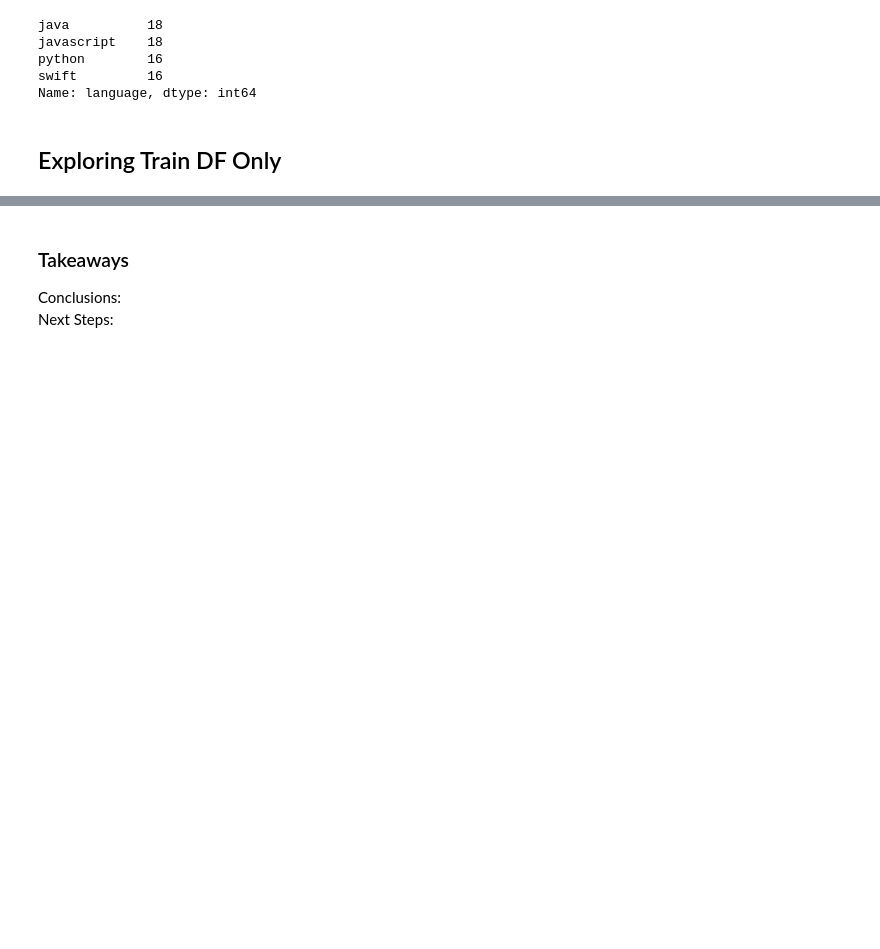
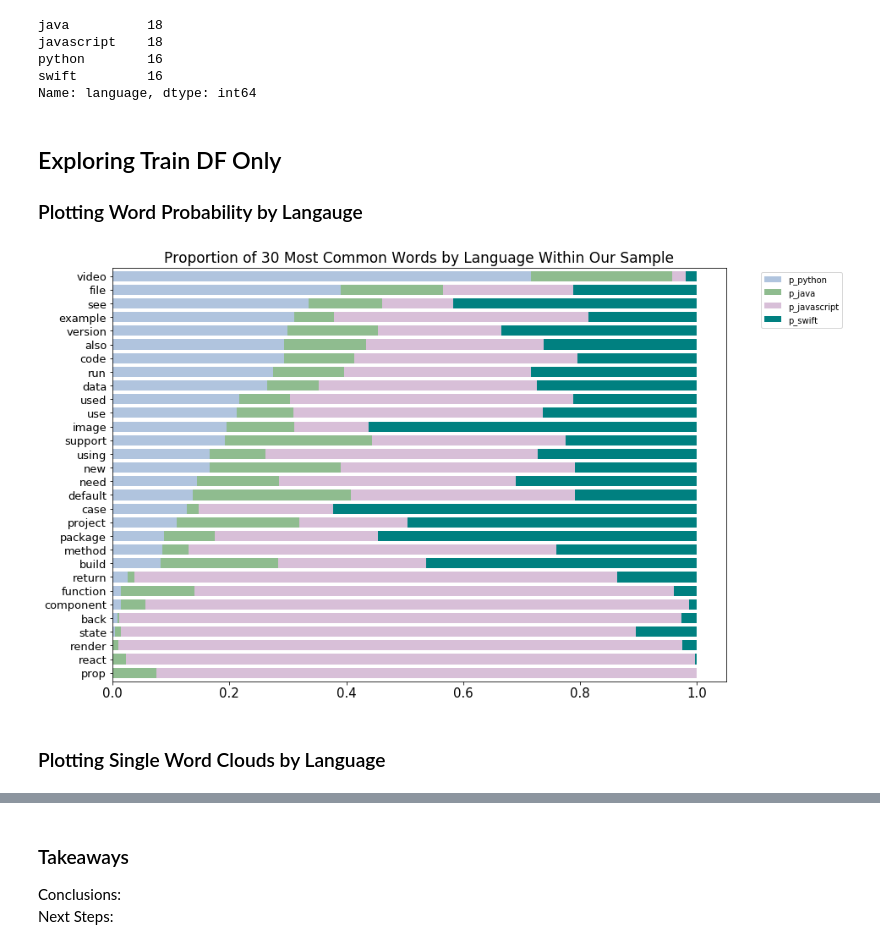
Before and after one commit to Codeup-B-Squared/NLP-Analysis, a Jupyter notebook: Data_Analysis.ipynb, the cells around one changed output, grey strips where cells are left out. Drawn from its saved outputs; the diff is of its cells as text; code cells hidden in the pictures; blank space fills up the shorter version.

```diff
--- a/Data_Analysis.ipynb
+++ b/Data_Analysis.ipynb
@@ -215,3 +220,42 @@ swift         16
 Name: language, dtype: int64
 # %% [markdown]
 ## Exploring Train DF Only
+### Plotting Word Probability by Langauge
+# %%
+python_words = ' '.join(df[df.language == 'python'].filtered)
+java_words = ' '.join(df[df.language == 'java'].filtered)
+javascript_words = ' '.join(df[df.language == 'javascript'].filtered)
+swift_words = ' '.join(df[df.language == 'swift'].filtered)
+all_words = ' '.join(df.filtered)
+# %%
+python_words = re.sub(r'\s.\s', '', python_words)
+java_words = re.sub(r'\s.\s', '', java_words)
+javascript_words = re.sub(r'\s.\s', '', javascript_words)
+swift_words = re.sub(r'\s.\s', '', swift_words)
+all_words = re.sub(r'\s.\s', '', all_words)
+# %%
+python_words_freq = pd.Series(python_words.split()).value_counts()
+java_words_freq = pd.Series(java_words.split()).value_counts()
+javascript_words_freq = pd.Series(javascript_words.split()).value_counts()
+swift_words_freq = pd.Series(swift_words.split()).value_counts()
+all_words_freq = pd.Series(all_words.split()).value_counts()
+# %%
+word_count = (pd.concat([all_words_freq, python_words_freq, java_words_freq, javascript_words_freq, swift_words_freq], axis=1, sort=True)
+              .set_axis(['all','python', 'java', 'javascript', 'swift'], axis=1, inplace=False)
+              .fillna(0).apply(lambda s: s.astype(int)))
+# %%
+# lets plot the proportion of different languages amongst the top 50 occuring words
+
+word_count.assign(p_python = word_count.python/word_count['all'],
+                  p_java = word_count.java/word_count['all'],
+                  p_javascript = word_count.javascript/word_count['all'],
+                  p_swift = word_count.swift/word_count['all']).sort_values(by = 'all')[['p_python', 'p_java', 'p_javascript', 'p_swift']].tail(30).sort_values('p_python').plot.barh(width=.75,stacked = True, color={'darkseagreen','lightsteelblue','teal','thistle'}).legend(bbox_to_anchor=(1.05, 1.0), loc='upper left')
+
+plt.title('Proportion of 30 Most Common Words by Language Within Our Sample', size=17)
+plt.yticks(size=13)
+plt.xticks(size=15)
+plt.show()
+# %% [output]
+[figure, added]
+# %% [markdown]
+### Plotting Single Word Clouds by Language
```
Also changed, not shown: parts of 13 cells of this notebook, 1 other file.
